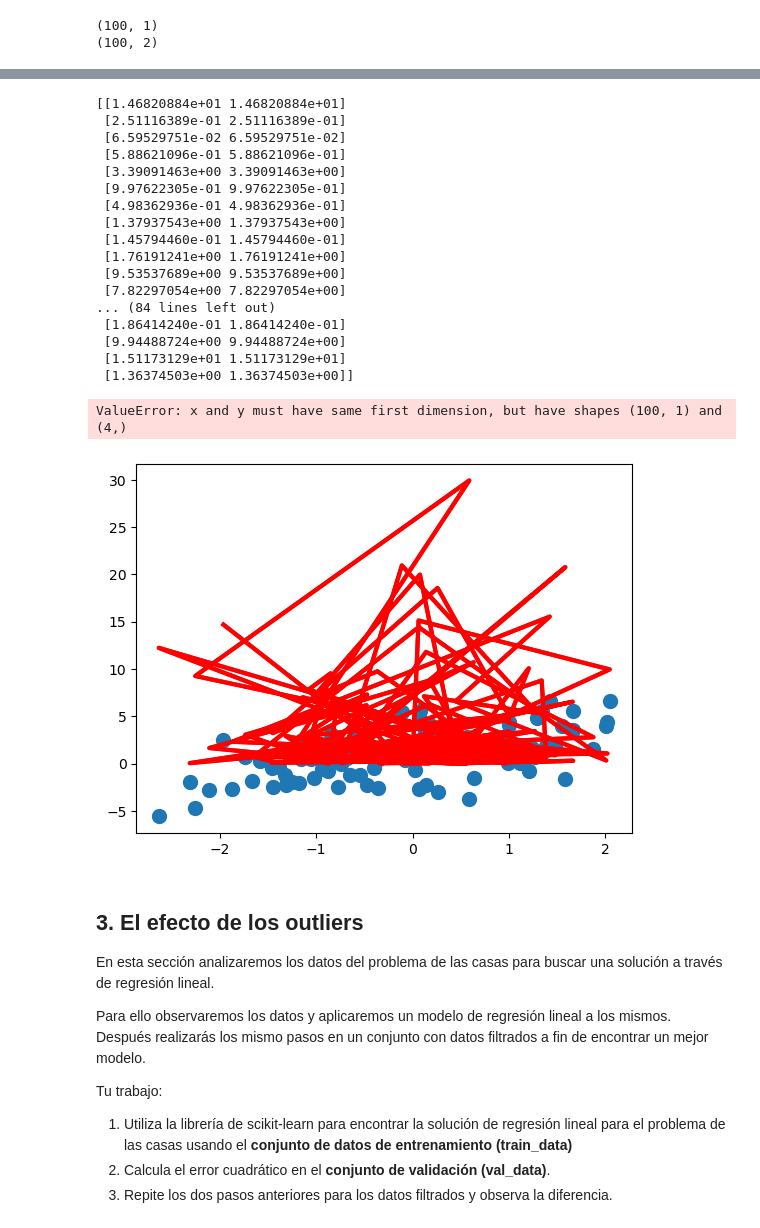
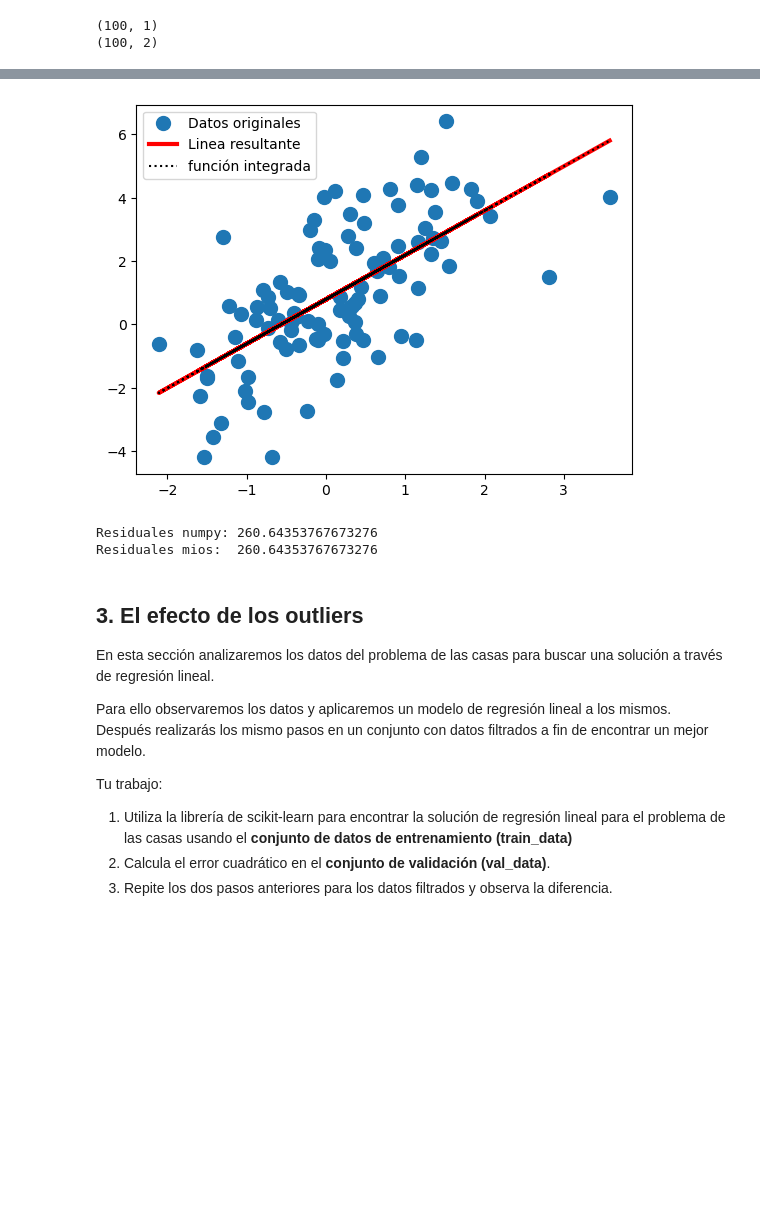
Before and after one commit to jorgeibarra17/SI23_TRIPLEA, a Jupyter notebook: ejercicio_1-LinearReg/linear_regression.ipynb, the cells around one changed output, grey strips where cells are left out. Saved outputs shown, nothing was run; the diff lists cells and outputs as text; code cells hidden in the pictures; blank space fills up the shorter version.

Commit message:
Regresion lineal esta listo

```diff
--- a/ejercicio_1-LinearReg/linear_regression.ipynb
+++ b/ejercicio_1-LinearReg/linear_regression.ipynb
@@ -105,45 +104,27 @@ plt.legend()
 # %%
-## 2.4 TODO: Calcula la suma de errores cuadrádos
-residual =(abs(y_hat-y))
-residual= np.power(residual,2)
-print(residual)
+## 2.4 TODO: Calcula la suma de errores cuadrádos, i.e. el error residual
+residual = np.sum((y - y_hat)**2)
 
 ## 2.5 TODO: Compara los resultados con la función integrada de numpy 'np.linalg.lstsq'
-npa=np.linalg.lstsq(y,y_hat, rcond=None)
-# Graficando
+w, res, _ ,_ = np.linalg.lstsq(X_augmented, y, rcond=None)
+
 plt.plot(X, y, 'o', label='Datos originales', markersize=10)
 
 # TODO: Grafica la linea resultante de TU modelo como en la sección anterior
-plt.plot(X, residual, 'r', lw=3, label='Linea resultante')
+plt.plot(X, y_hat, 'r', lw=3, label='Linea resultante')
 
 # TODO: Grafica la linea resultante de TU modelo como en la sección anterior
-plt.plot(X,npa, ':k', label='función integrada')
+plt.plot(X, X_augmented @ w, ':k', label='función integrada')
 plt.legend()
 plt.show()
 
 # TODO: Imprime y compara la suma de errores cuadrádos calculado por TU metodo y el de numpy
-print("Residuales mios: ", ...)
-print("Residuales numpy:", ...)
+print("Residuales numpy:", res[0])
+print("Residuales mios: ", residual)
 # %% [output]
+[figure, new version]
-[[1.46820884e+01 1.46820884e+01]
- [2.51116389e-01 2.51116389e-01]
- [6.59529751e-02 6.59529751e-02]
- [5.88621096e-01 5.88621096e-01]
- [3.39091463e+00 3.39091463e+00]
- [9.97622305e-01 9.97622305e-01]
- [4.98362936e-01 4.98362936e-01]
- [1.37937543e+00 1.37937543e+00]
- [1.45794460e-01 1.45794460e-01]
- [1.76191241e+00 1.76191241e+00]
- [9.53537689e+00 9.53537689e+00]
- [7.82297054e+00 7.82297054e+00]
-... (84 lines left out)
- [1.86414240e-01 1.86414240e-01]
- [9.94488724e+00 9.94488724e+00]
- [1.51173129e+01 1.51173129e+01]
- [1.36374503e+00 1.36374503e+00]]
+Residuales numpy: 260.64353767673276
+Residuales mios:  260.64353767673276
-ValueError: x and y must have same first dimension, but have shapes (100, 1) and (4,)
-[figure, old version]
 # %% [markdown]
 ## 3. El efecto de los outliers
 
```
Also changed, not shown: parts of 9 cells of this notebook.
